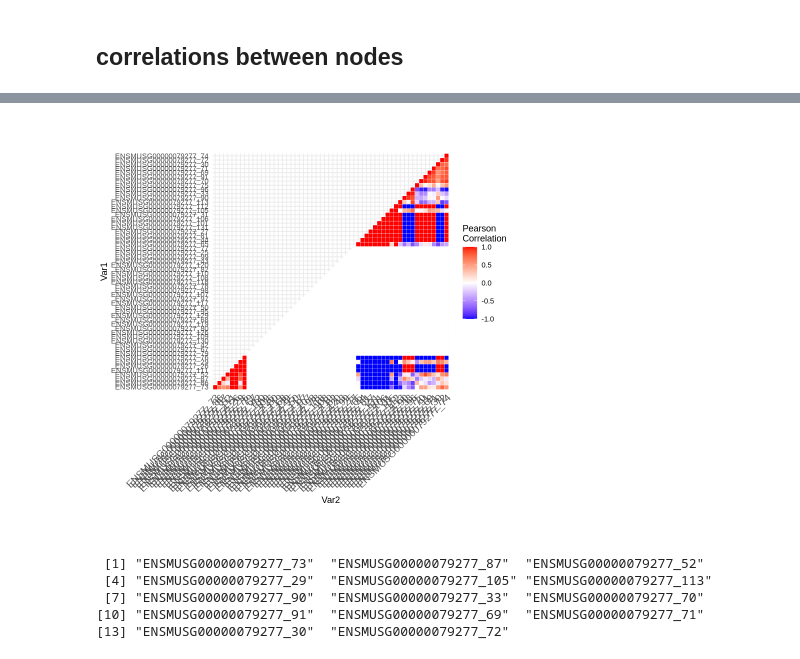
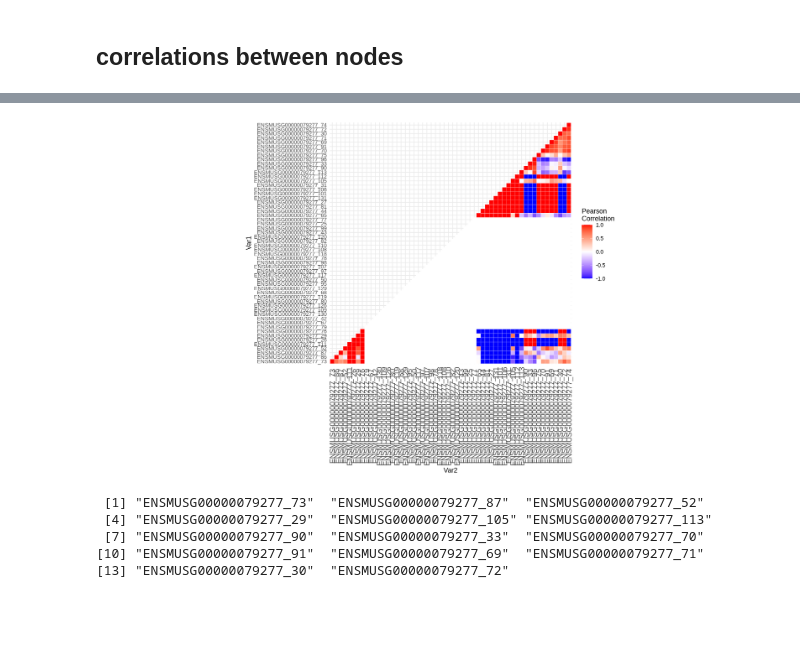
Before and after one commit to hemberg-lab/scfindME, a Jupyter notebook: scfindME_usage_summary.ipynb, the cells around one changed output, grey strips where cells are left out. Saved outputs shown, nothing was run; the diff lists cells and outputs as text; code cells hidden in the pictures; blank space fills up the shorter version.

Commit message:
warnings in getRawPsi and add functions for cormat

```diff
--- a/scfindME_usage_summary.ipynb
+++ b/scfindME_usage_summary.ipynb
@@ -484,7 +488,7 @@ raw_psi <- data.frame()
 # %%
 for(cell_type in cell_types_all){
 
-    if(!is.na(getRawPsi(above,  hodx3_all$Gene_node, cell_type, "above"))){
+    if(!all(is.na(getRawPsi(above,  hodx3_all$Gene_node, cell_type, "above")))){
 
     raw_psi_new <- data.frame(rowMeans(getRawPsi(above,  hodx3_all$Gene_node, cell_type, "above")))
 
@@ -654,27 +649,29 @@ cormat <-cormat[hc$order, hc$order]
 # %%
 # Reorder the correlation matrix
 cormat <- reorder_cormat(corr)
 upper_tri <- get_upper_tri(cormat)
 
 # Melt the correlation matrix
 melted_cormat <- melt(upper_tri, na.rm = TRUE)
 
+labels <- melted_cormat$Var1
+
 # Create a ggheatmap
 ggheatmap <- ggplot(melted_cormat, aes(Var2, Var1, fill = value))+
  geom_tile(color = "white")+
  scale_fill_gradient2(low = "blue", high = "red", mid = "white",
    midpoint = 0, limit = c(-1,1), space = "Lab",
     name="Pearson\nCorrelation") +
   theme_minimal()+ # minimal theme
- theme(axis.text.x = element_text(angle = 45, vjust = 1,
-    size = 12, hjust = 1))+
- coord_fixed()
+ theme(axis.text.x = element_text(angle = 90, vjust = 0.5,
+    size = 12, hjust = 0.5))+
+ coord_fixed() + scale_x_discrete(breaks=melted_cormat$Var1, labels=as.character(melted_cormat$Var1))
 
 # Print the heatmap
 # Takes a while
 print(ggheatmap)
 # %% [output]
-[figure, old version]
+[figure, new version]
 # %%
 # see top pos correlated nodes
 
```
Also changed, not shown: parts of 46 cells of this notebook, 4 other files.
